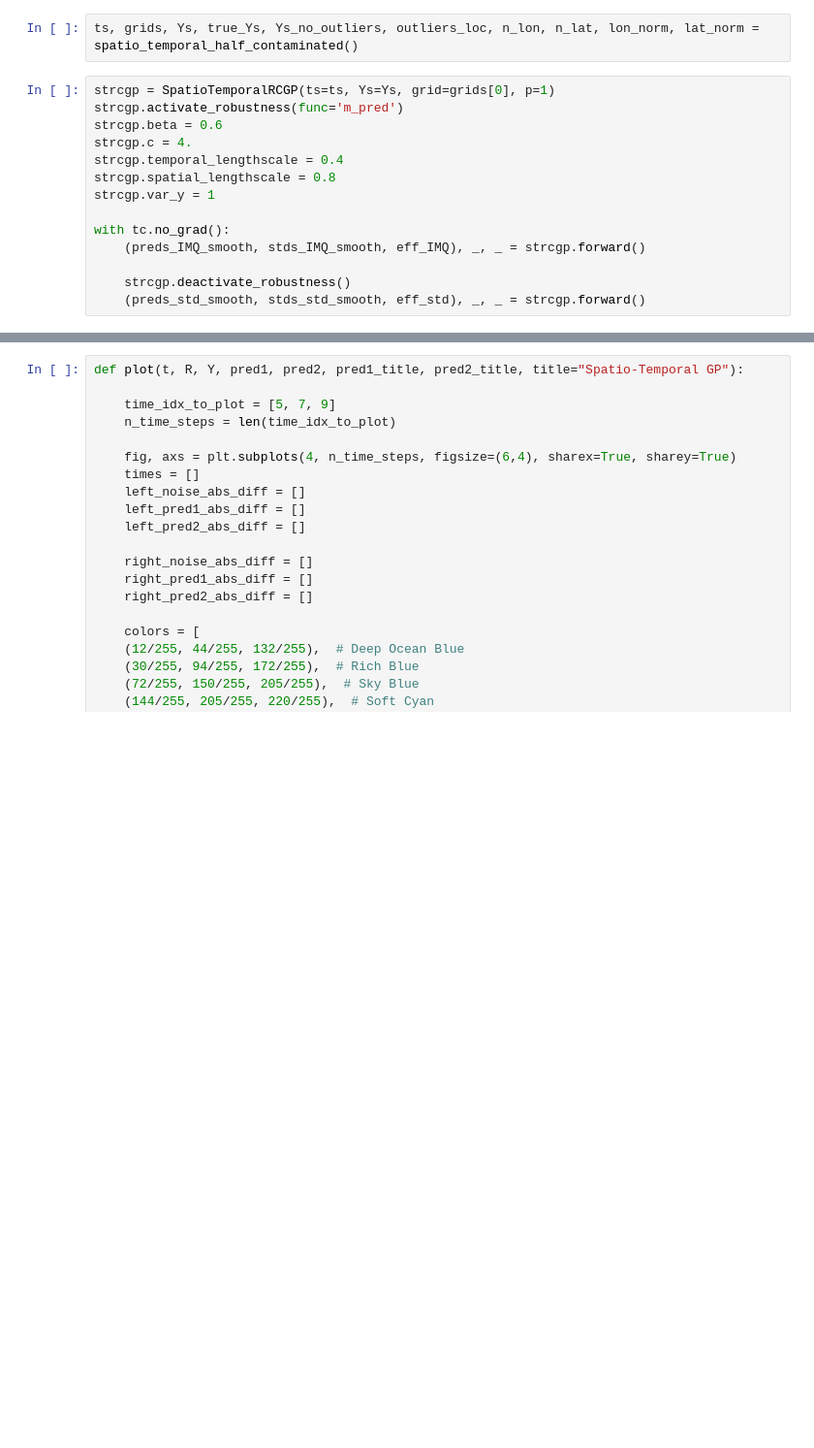
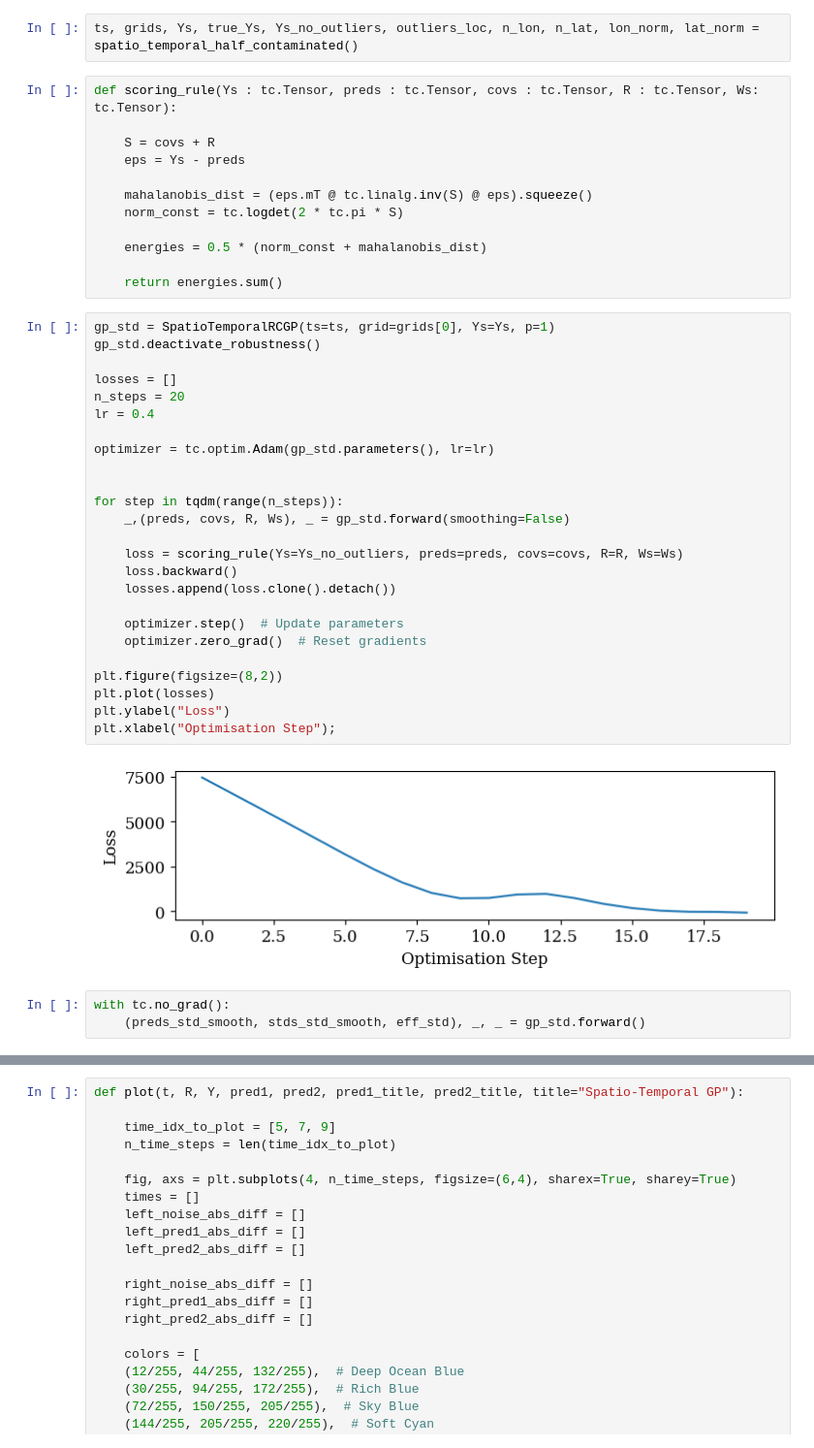
Before and after one commit to williamlaplante/ST-RCGP, a Jupyter notebook: experiments/simulated-spatio-temporal/simulation-half-contaminated.ipynb, the cells around one changed output, grey strips where cells are left out. Shown at 97% size. Saved outputs shown, nothing was run; the diff lists cells and outputs as text; blank space fills up the shorter version.

```diff
--- a/experiments/simulated-spatio-temporal/simulation-half-contaminated.ipynb
+++ b/experiments/simulated-spatio-temporal/simulation-half-contaminated.ipynb
@@ -18,16 +20,44 @@ plt.rc('font', family='serif', size=14)
 # %%
 ts, grids, Ys, true_Ys, Ys_no_outliers, outliers_loc, n_lon, n_lat, lon_norm, lat_norm = spatio_temporal_half_contaminated()
-# %%
-strcgp = SpatioTemporalRCGP(ts=ts, Ys=Ys, grid=grids[0], p=1)
-strcgp.activate_robustness(func='m_pred')
-strcgp.beta = 0.6
-strcgp.c = 4.
-strcgp.temporal_lengthscale = 0.4
-strcgp.spatial_lengthscale = 0.8
-strcgp.var_y = 1
-
-with tc.no_grad():
-    (preds_IMQ_smooth, stds_IMQ_smooth, eff_IMQ), _, _ = strcgp.forward()
-
-    strcgp.deactivate_robustness()
-    (preds_std_smooth, stds_std_smooth, eff_std), _, _ = strcgp.forward()
+# %%
+def scoring_rule(Ys : tc.Tensor, preds : tc.Tensor, covs : tc.Tensor, R : tc.Tensor, Ws: tc.Tensor):
+
+    S = covs + R
+    eps = Ys - preds
+
+    mahalanobis_dist = (eps.mT @ tc.linalg.inv(S) @ eps).squeeze()
+    norm_const = tc.logdet(2 * tc.pi * S)
+
+    energies = 0.5 * (norm_const + mahalanobis_dist)
+
+    return energies.sum()
+# %%
+gp_std = SpatioTemporalRCGP(ts=ts, grid=grids[0], Ys=Ys, p=1)
+gp_std.deactivate_robustness()
+
+losses = []
+n_steps = 20
+lr = 0.4
+
+optimizer = tc.optim.Adam(gp_std.parameters(), lr=lr)
+
+
+for step in tqdm(range(n_steps)):
+    _,(preds, covs, R, Ws), _ = gp_std.forward(smoothing=False)
+
+    loss = scoring_rule(Ys=Ys_no_outliers, preds=preds, covs=covs, R=R, Ws=Ws)
+    loss.backward()
+    losses.append(loss.clone().detach())
+
+    optimizer.step()  # Update parameters
+    optimizer.zero_grad()  # Reset gradients
+
+plt.figure(figsize=(8,2))
+plt.plot(losses)
+plt.ylabel("Loss")
+plt.xlabel("Optimisation Step");
+# %% [output]
+[figure, added]
+# %%
+with tc.no_grad():
+    (preds_std_smooth, stds_std_smooth, eff_std), _, _ = gp_std.forward()
```
Also changed, not shown: parts of 4 cells of this notebook, 13 other files.
